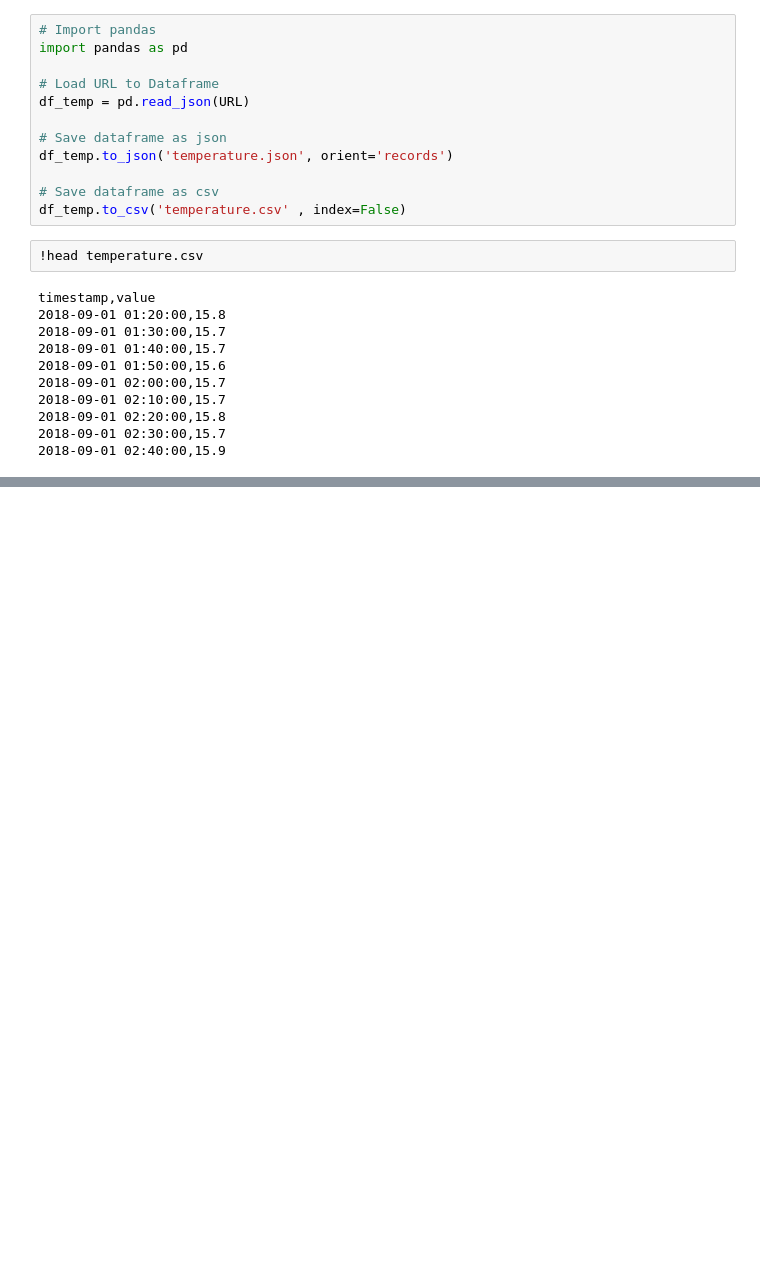
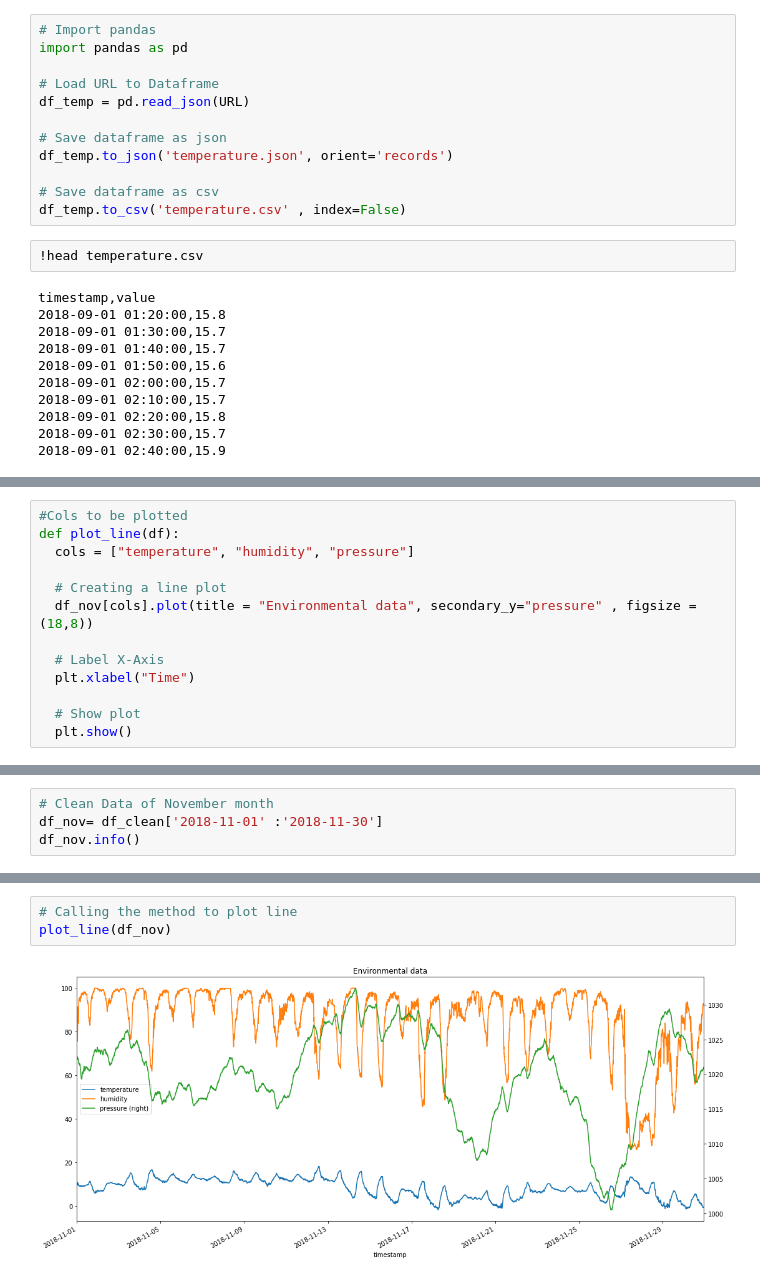
Before and after one commit to sachinkun21/IOT_Analytics, a Jupyter notebook: IoT_analytics_Using_Python.ipynb, the cells around one changed output, grey strips where cells are left out. Cells and saved outputs as stored; diff of their text form; blank space fills up the shorter version.

```diff
--- a/IoT_analytics_Using_Python.ipynb
+++ b/IoT_analytics_Using_Python.ipynb
@@ -106,0 +233,13 @@ timestamp,value
+# %%
+#Cols to be plotted
+def plot_line(df):
+  cols = ["temperature", "humidity", "pressure"]
+
+  # Creating a line plot
+  df_nov[cols].plot(title = "Environmental data", secondary_y="pressure" , figsize = (18,8))
+
+  # Label X-Axis
+  plt.xlabel("Time")
+
+  # Show plot
+  plt.show()
@@ -106,0 +263,4 @@ timestamp,value
+# %%
+# Clean Data of November month
+df_nov= df_clean['2018-11-01' :'2018-11-30']
+df_nov.info()
@@ -106,0 +280,5 @@ timestamp,value
+# %%
+# Calling the method to plot line
+plot_line(df_nov)
+# %% [output]
+[figure, added]
```
Also changed, not shown: parts of 34 cells of this notebook.
